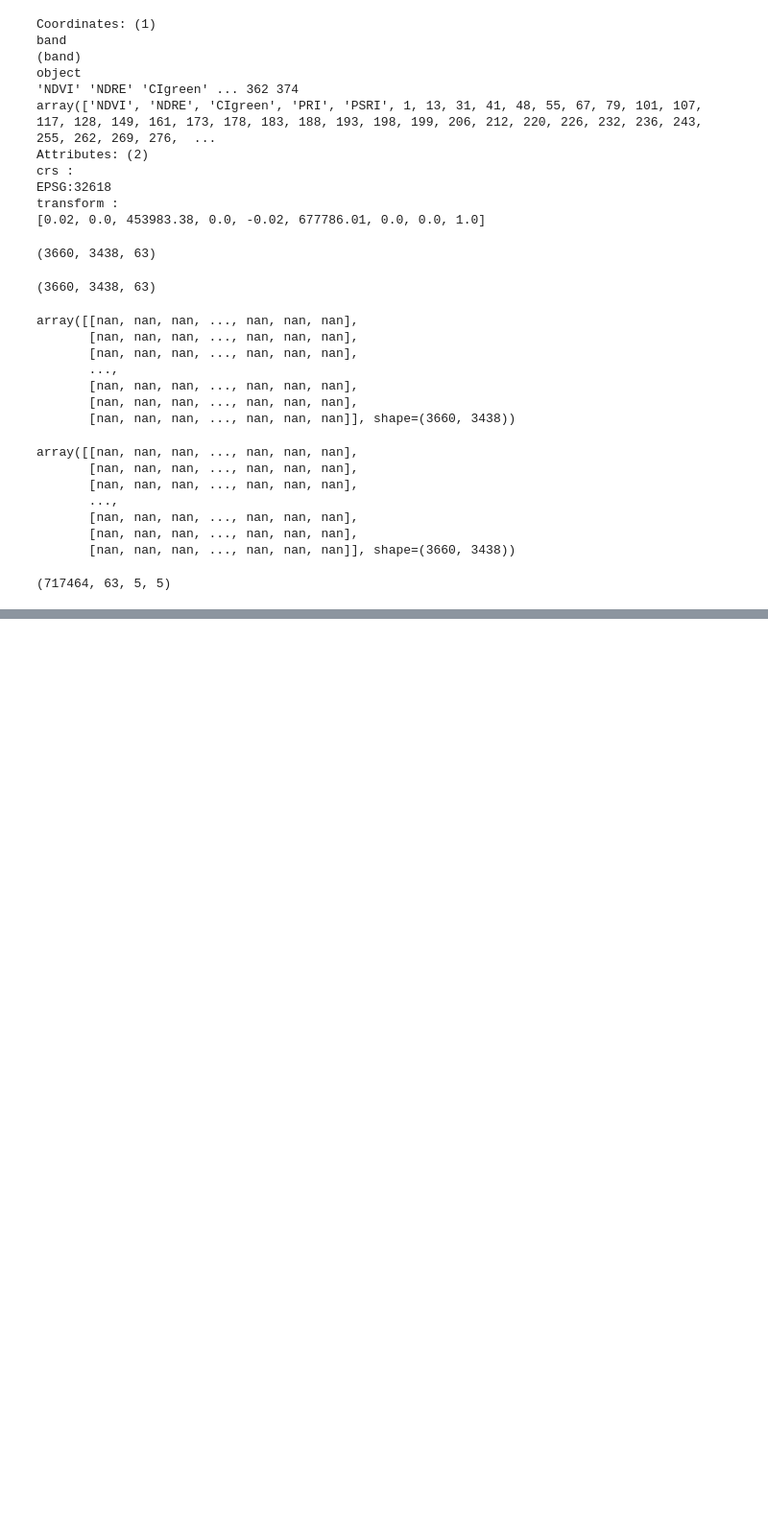
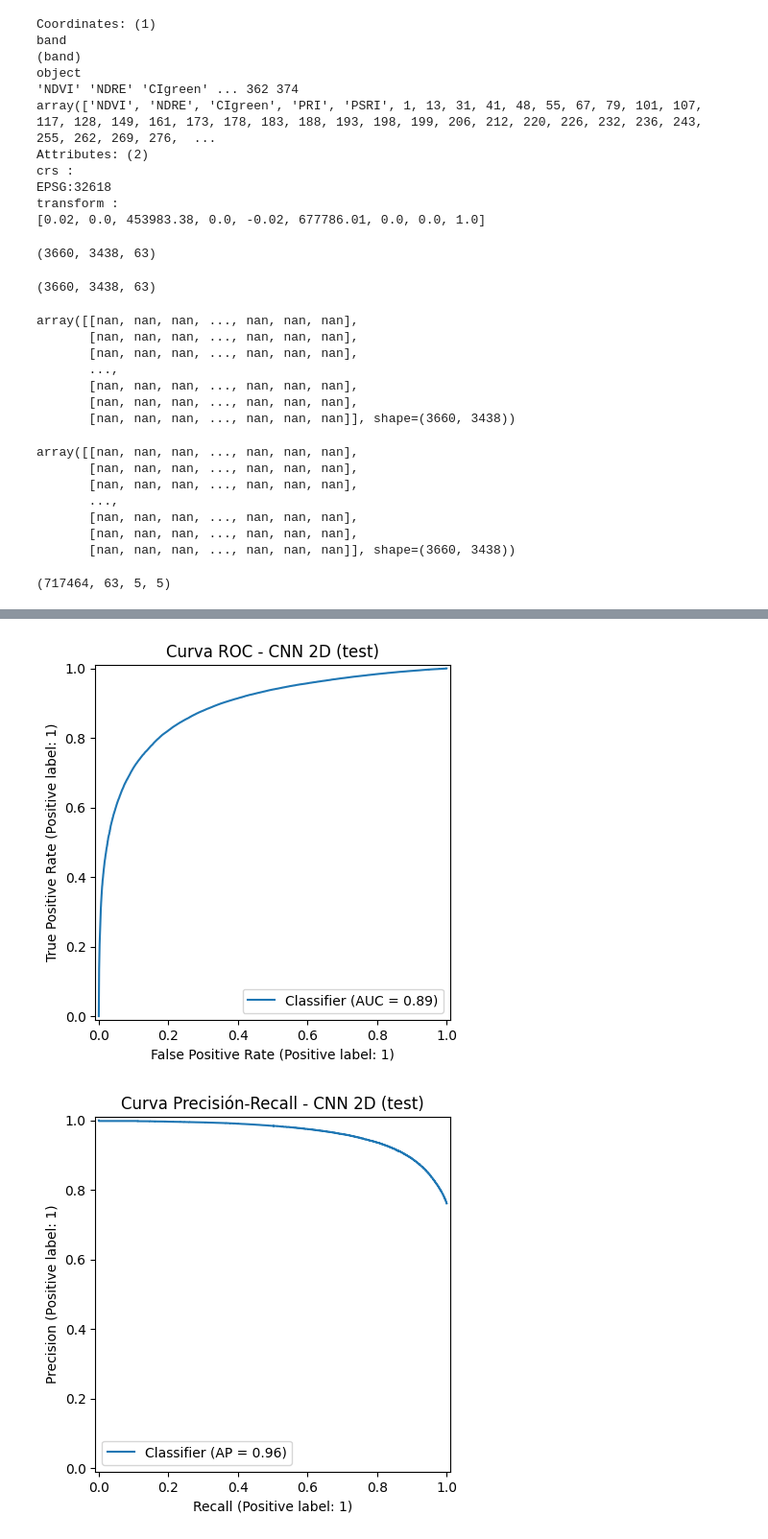
Before and after one commit to johnma96/thesis, a Jupyter notebook: notebooks/304-jmmz-dl-binary-modeling.ipynb, the cells around one changed output, grey strips where cells are left out. Shown at 96% size. Drawn from its saved outputs; the diff is of its cells as text; code cells hidden in the pictures; blank space fills up the shorter version.

Commit message:
Finalized training of 2D CNN with default parameters

```diff
--- a/notebooks/304-jmmz-dl-binary-modeling.ipynb
+++ b/notebooks/304-jmmz-dl-binary-modeling.ipynb
@@ -2708,5 +2878,5 @@ def train_cnn_2d(
 # %%
-model2d = train_cnn_2d(
+model2d, info = train_cnn_2d(
     X_train2d, y_train2d,
     X_val2d,   y_val2d,
     X_test2d,  y_test2d,
@@ -2730,0 +2908,2 @@ Epoch 010 | loss=0.1932 | val PR-AUC=0.9636 | val ROC-AUC=0.9020
+[figure, added]
+[figure, added]
```
Also changed, not shown: parts of 3 cells of this notebook.
